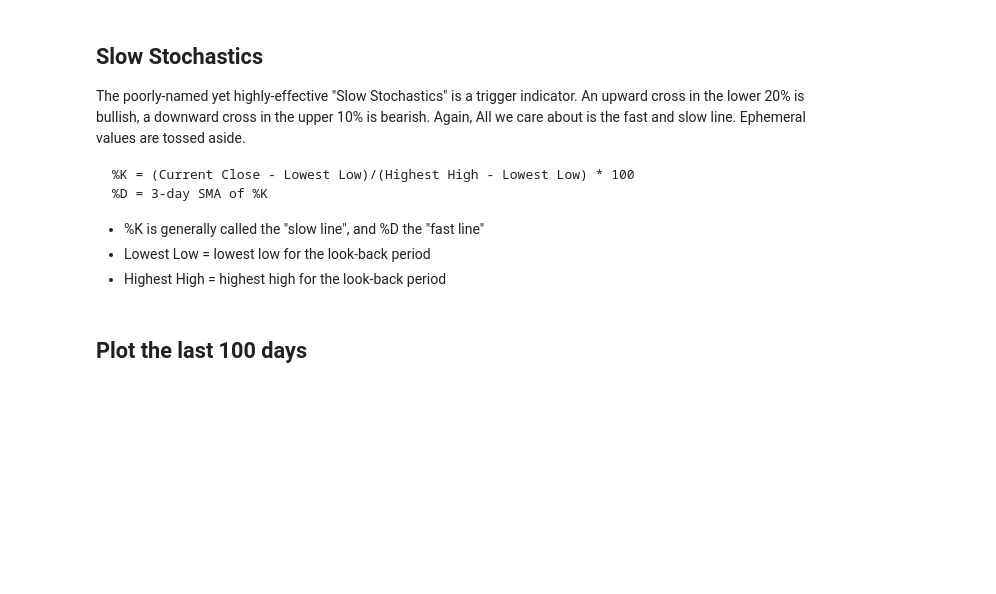
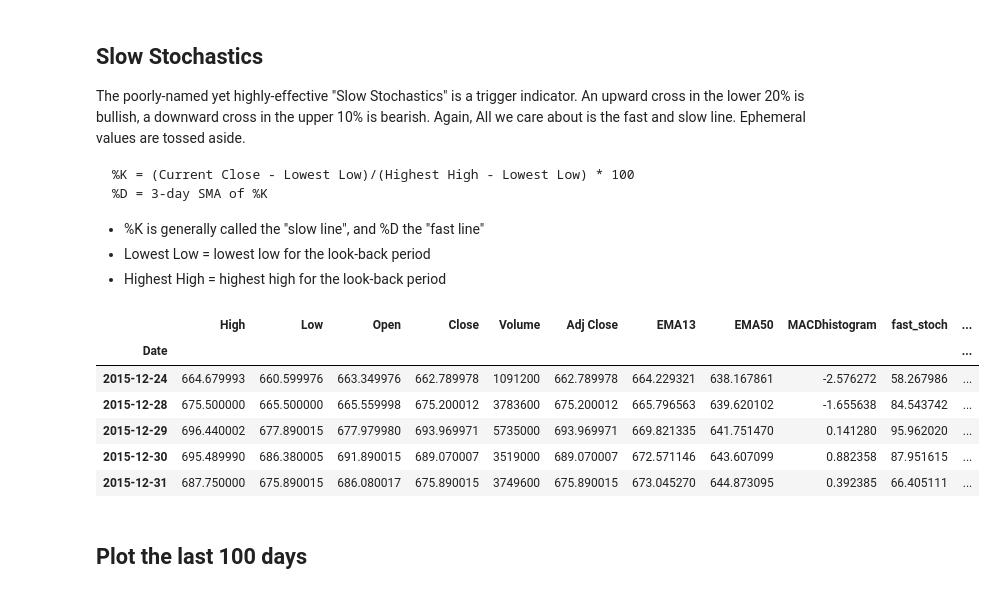
Before and after one commit to skrinak/SparkSummit2020, a Jupyter notebook: Forecasting Market Sentiment.ipynb, the cells around one changed output. Cells and saved outputs as stored; diff of their text form; code cells hidden in the pictures; blank space fills up the shorter version.

```diff
--- a/Forecasting Market Sentiment.ipynb
+++ b/Forecasting Market Sentiment.ipynb
@@ -89,7 +89,15 @@ for i, ticker in enumerate(portfolio_history):
     portfolio_history[i]['fast_stoch'] = fastLine
     portfolio_history[i]['slow_stoch'] = slowLine
 # %%
-portfolio_history[0].head()
+portfolio_history[0].tail()
+# %% [output]
+|  | High | Low | Open | Close | Volume | Adj Close | EMA13 | EMA50 | MACDhistogram | fast_stoch | ... |
+| Date |  |  |  |  |  |  |  |  |  |  | ... |
+| 2015-12-24 | 664.679993 | 660.599976 | 663.349976 | 662.789978 | 1091200 | 662.789978 | 664.229321 | 638.167861 | -2.576272 | 58.267986 | ... |
+| 2015-12-28 | 675.500000 | 665.500000 | 665.559998 | 675.200012 | 3783600 | 675.200012 | 665.796563 | 639.620102 | -1.655638 | 84.543742 | ... |
+| 2015-12-29 | 696.440002 | 677.890015 | 677.979980 | 693.969971 | 5735000 | 693.969971 | 669.821335 | 641.751470 | 0.141280 | 95.962020 | ... |
+| 2015-12-30 | 695.489990 | 686.380005 | 691.890015 | 689.070007 | 3519000 | 689.070007 | 672.571146 | 643.607099 | 0.882358 | 87.951615 | ... |
+| 2015-12-31 | 687.750000 | 675.890015 | 686.080017 | 675.890015 | 3749600 | 675.890015 | 673.045270 | 644.873095 | 0.392385 | 66.405111 | ... |
 # %% [markdown]
 ## Plot the last 100 days
 # %%
```
Also changed, not shown: parts of 2 cells of this notebook.
